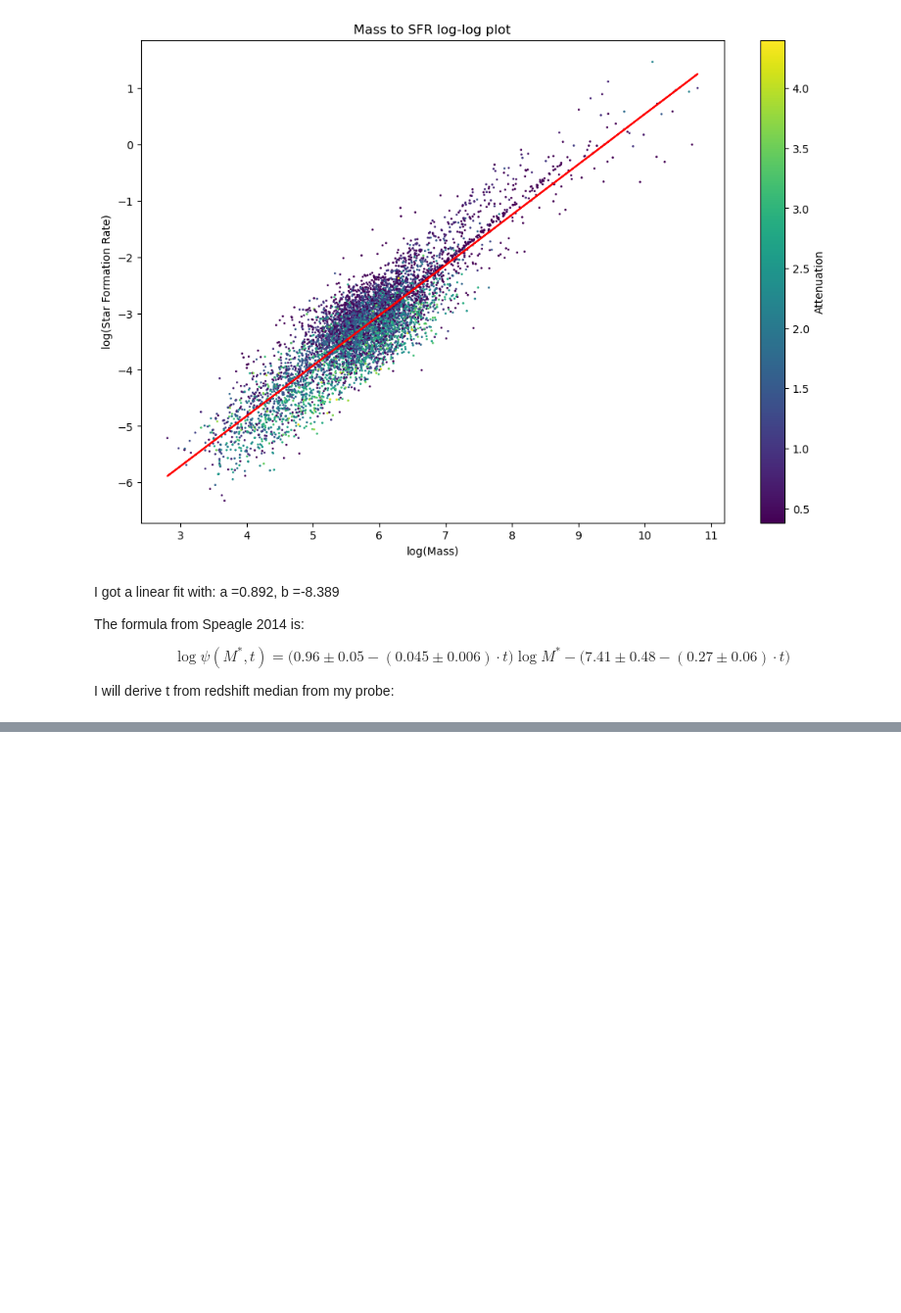
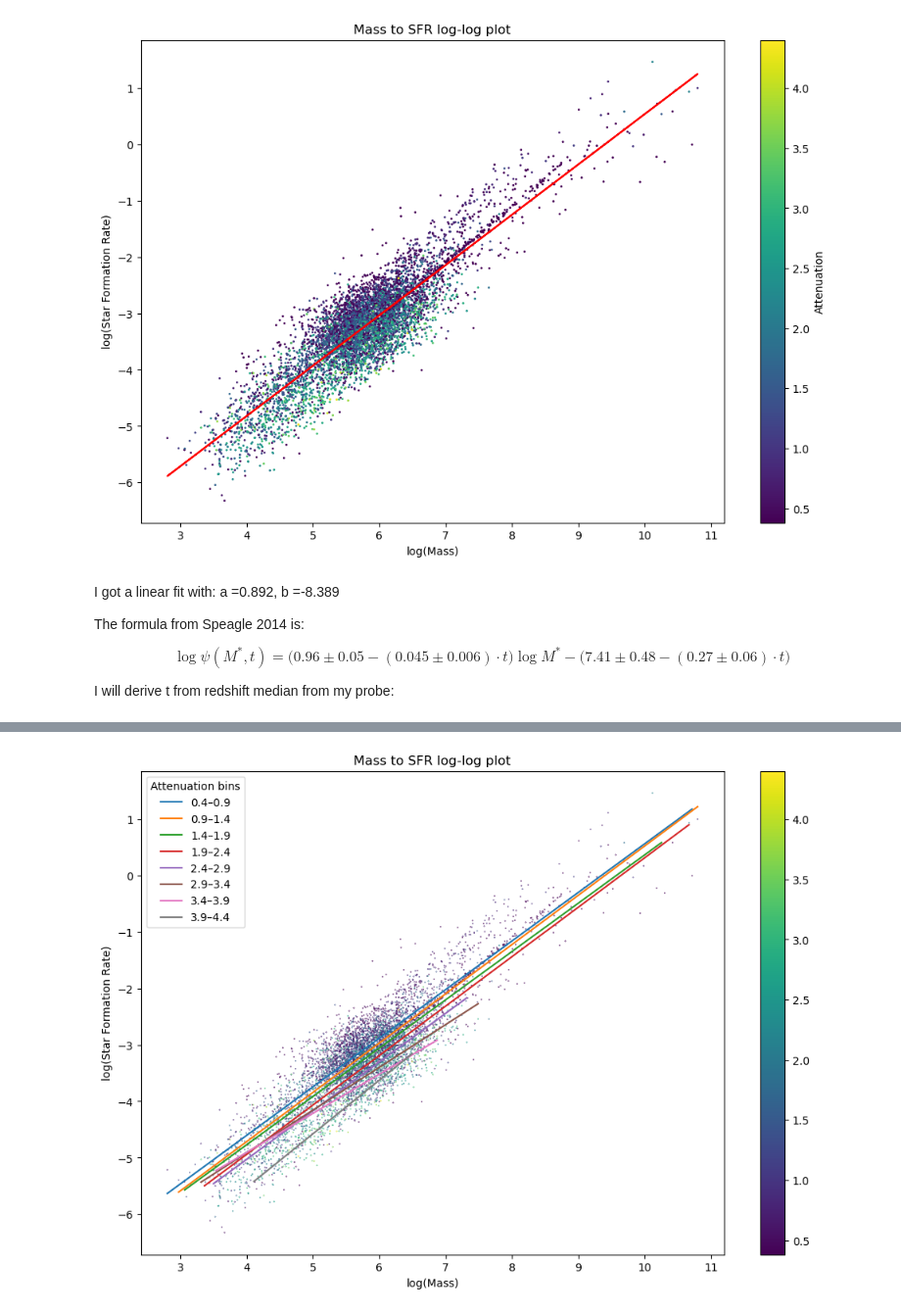
Before and after one commit to miwisniewsk/LSSTProject2, a Jupyter notebook: main_seq.ipynb, the cells around one changed output, grey strips where cells are left out. Shown at 98% size. Cells and saved outputs as stored; diff of their text form; code cells hidden in the pictures; blank space fills up the shorter version.

```diff
--- a/main_seq.ipynb
+++ b/main_seq.ipynb
@@ -75,0 +95,41 @@ Age of the Universe at median z=0.200 is 11.275 Gyr
+# %%
+# zakres attenuacji
+att_min = np.nanmin(attenuation)
+att_max = np.nanmax(attenuation)
+
+bins = np.arange(att_min, att_max, 0.5)
+
+plt.figure(figsize=(12, 8))
+for i in range(len(bins)-1):
+    lower = bins[i]
+    upper = bins[i+1]
+
+    # maska wybierająca punkty z danego przedziału
+    mask = (attenuation >= lower) & (attenuation < upper)
+
+    # pomijamy jeśli za mało punktówa
+    if np.sum(mask) < 10:
+        continue
+
+    x = log_mass[mask]
+    y = log_sfr[mask]
+
+    # dopasowanie liniowe
+    a, b = np.polyfit(x, y, 1)
+
+    # sortowanie do ładnej linii
+    x_sorted = np.sort(x)
+    y_fit = a * x_sorted + b
+
+    # rysowanie
+    plt.plot(x_sorted, y_fit, label=f"{lower:.1f}–{upper:.1f}")
+
+plt.legend(title="Attenuation bins")
+scatter = plt.scatter(log_mass, log_sfr, s=0.1, c=attenuation, cmap='viridis')
+cbar = plt.colorbar(scatter)
+plt.xlabel('log(Mass)')
+plt.ylabel('log(Star Formation Rate)')
+plt.title('Mass to SFR log-log plot')
+plt.show()
+# %% [output]
+[figure, added]
```
Also changed, not shown: parts of 5 cells of this notebook, 1 other file.
